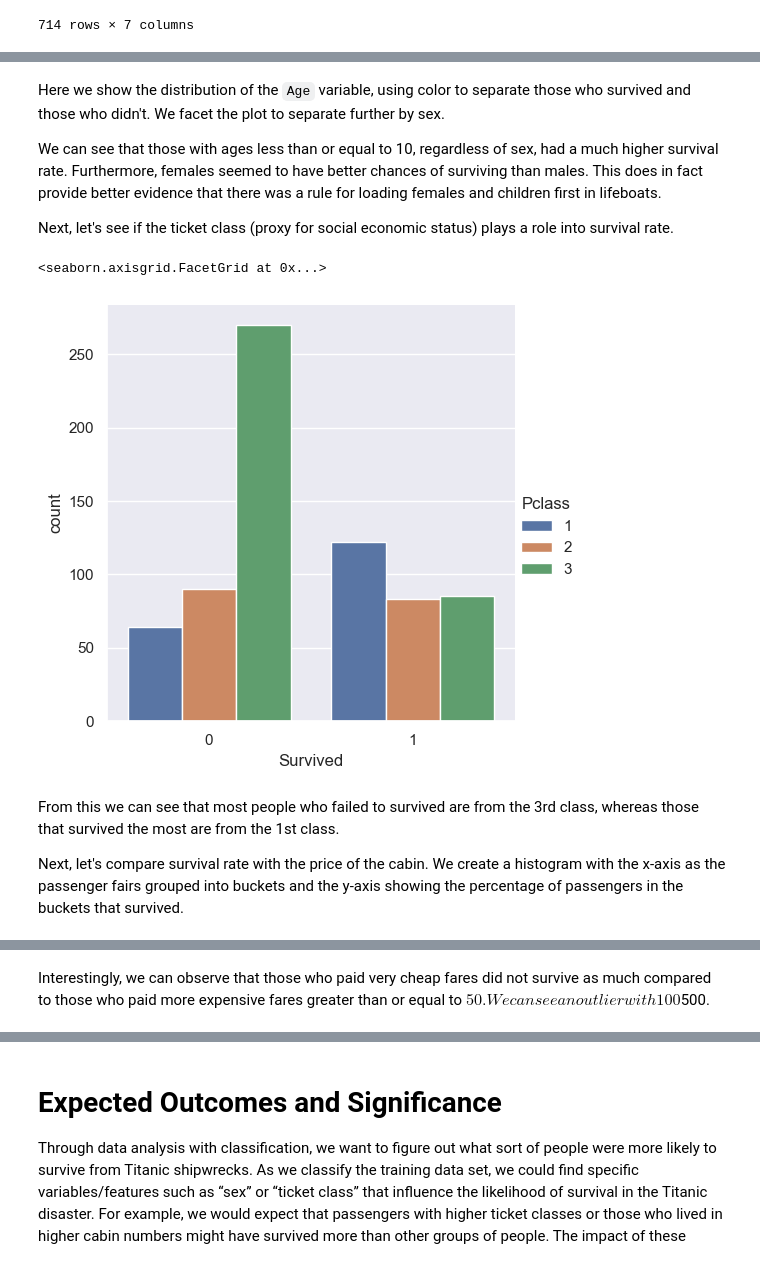
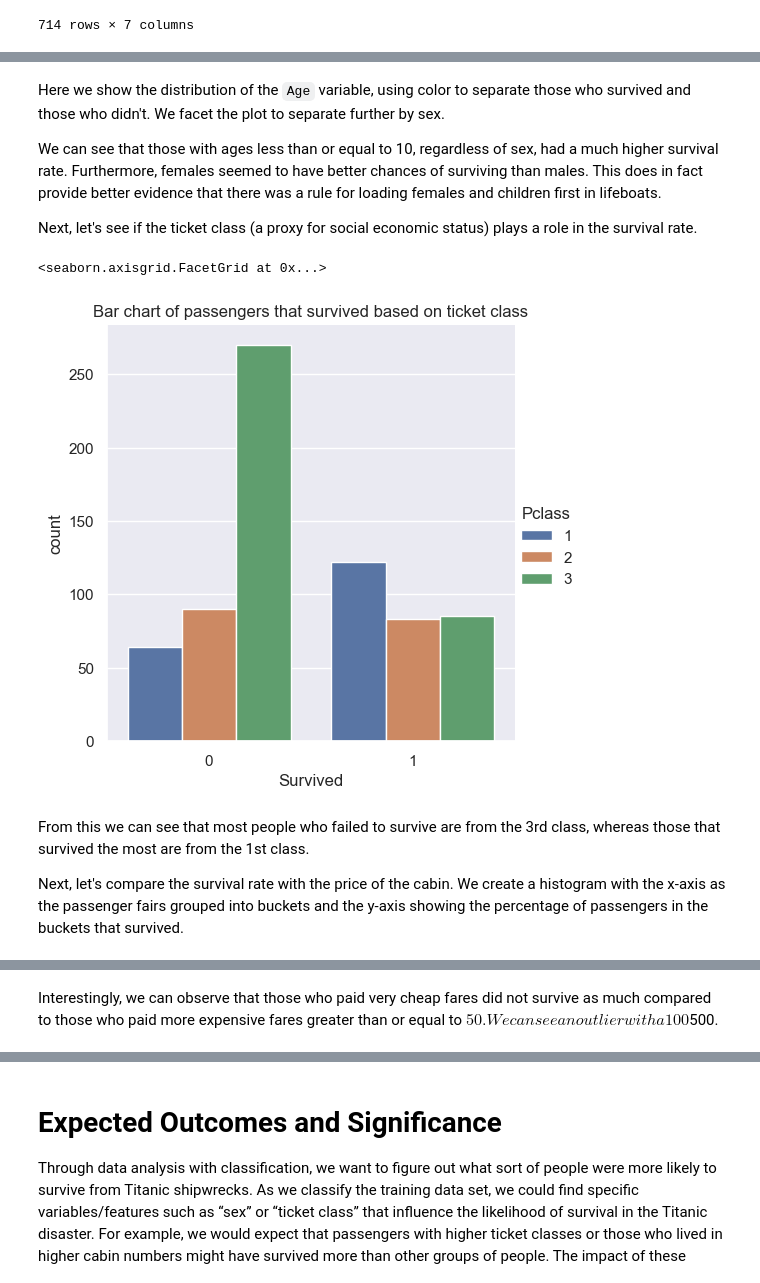
Before and after one commit to ericrkuo/dsci-100-group-12, a Jupyter notebook: proposal.ipynb, the cells around one changed output, grey strips where cells are left out. Cells and saved outputs as stored; diff of their text form; code cells hidden in the pictures.

```diff
--- a/proposal.ipynb
+++ b/proposal.ipynb
@@ -197,15 +205,15 @@ Here we show the distribution of the `Age` variable, using color to separate tho
 
 We can see that those with ages less than or equal to 10, regardless of sex, had a much higher survival rate. Furthermore, females seemed to have better chances of surviving than males. This does in fact provide better evidence that there was a rule for loading females and children first in lifeboats.
 
-Next, let's see if the ticket class (proxy for social economic status) plays a role into survival rate.
+Next, let's see if the ticket class (a proxy for social economic status) plays a role in the survival rate.
 # %%
-sns.catplot(x = 'Survived', data = training_data_selected, kind = 'count', hue = 'Pclass')
+sns.catplot(x = 'Survived', data = training_data_selected, kind = 'count', hue = 'Pclass').set(title='Bar chart of passengers that survived based on ticket class')
 # %% [output]
 <seaborn.axisgrid.FacetGrid at 0x...>
-[figure, old version]
+[figure, new version]
 # %% [markdown]
-From this we can see that most people who failed to survived are from the 3rd class, whereas those that survived the most are from the 1st class.
+From this we can see that most people who failed to survive are from the 3rd class, whereas those that survived the most are from the 1st class.
 
-Next, let's compare survival rate with the price of the cabin. We create a histogram with the x-axis as the passenger fairs grouped into buckets and the y-axis showing the percentage of passengers in the buckets that survived.
+Next, let's compare the survival rate with the price of the cabin. We create a histogram with the x-axis as the passenger fairs grouped into buckets and the y-axis showing the percentage of passengers in the buckets that survived.
 # %%
 (
@@ -220,4 +228,4 @@ Next, let's compare survival rate with the price of the cabin. We create a histo
 # %% [output]
 [interactive output not drawn]
 # %% [markdown]
-Interestingly, we can observe that those who paid very cheap fares did not survive as much compared to those who paid more expensive fares greater than or equal to $50. We can see an outlier with 100% survival rate for those that paid a fare of more than $500.
+Interestingly, we can observe that those who paid very cheap fares did not survive as much compared to those who paid more expensive fares greater than or equal to $50. We can see an outlier with a 100% survival rate for those that paid a fare of more than $500.
```
Also changed, not shown: parts of 9 cells of this notebook.
